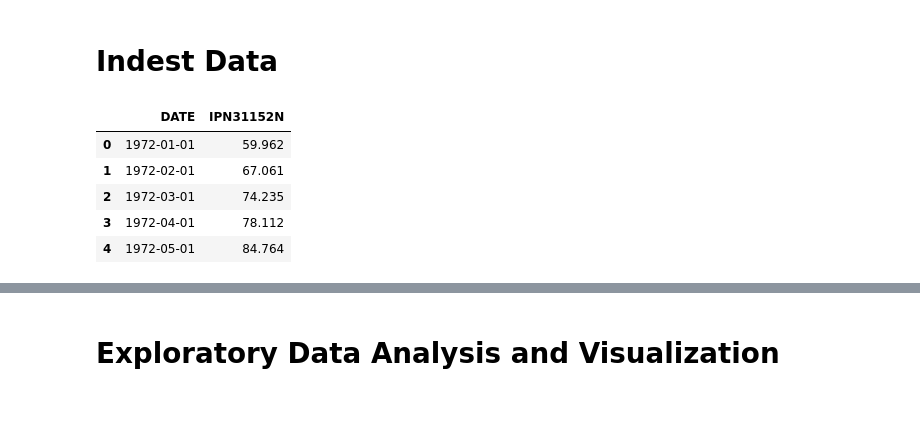
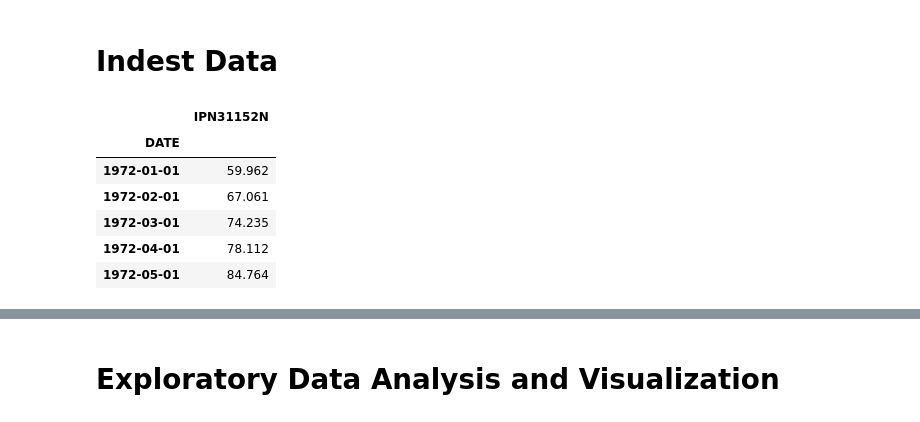
Before and after one commit to YusufSHub/Machine-Learning, a Jupyter notebook: DL/Assignment-3/DL-Assignment-3 (Time Series with RNN-Product Amount Forecast by Time)-D1124-Yusuf.ipynb, the cells around one changed output, grey strips where cells are left out. Saved outputs shown, nothing was run; the diff lists cells and outputs as text; code cells hidden in the pictures.

Commit message:
production forecast

```diff
--- a/DL/Assignment-3/DL-Assignment-3 (Time Series with RNN-Product Amount Forecast by Time)-D1124-Yusuf.ipynb
+++ b/DL/Assignment-3/DL-Assignment-3 (Time Series with RNN-Product Amount Forecast by Time)-D1124-Yusuf.ipynb
@@ -49,13 +49,14 @@ pd.set_option('display.max_columns', None)
 # %% [markdown]
 # Indest Data
 # %%
-data = pd.read_csv("Frozen_Dessert_Production.csv")
+df = pd.read_csv('Frozen_Dessert_Production.csv',index_col='DATE', parse_dates = True)
 # %%
-data.head()
+df.head()
 # %% [output]
-|  | DATE | IPN31152N |
-| 0 | 1972-01-01 | 59.962 |
-| 1 | 1972-02-01 | 67.061 |
-| 2 | 1972-03-01 | 74.235 |
-| 3 | 1972-04-01 | 78.112 |
-| 4 | 1972-05-01 | 84.764 |
+|  | IPN31152N |
+| DATE |  |
+| 1972-01-01 | 59.962 |
+| 1972-02-01 | 67.061 |
+| 1972-03-01 | 74.235 |
+| 1972-04-01 | 78.112 |
+| 1972-05-01 | 84.764 |
```
Also changed, not shown: parts of 74 cells of this notebook, 5 other files.
